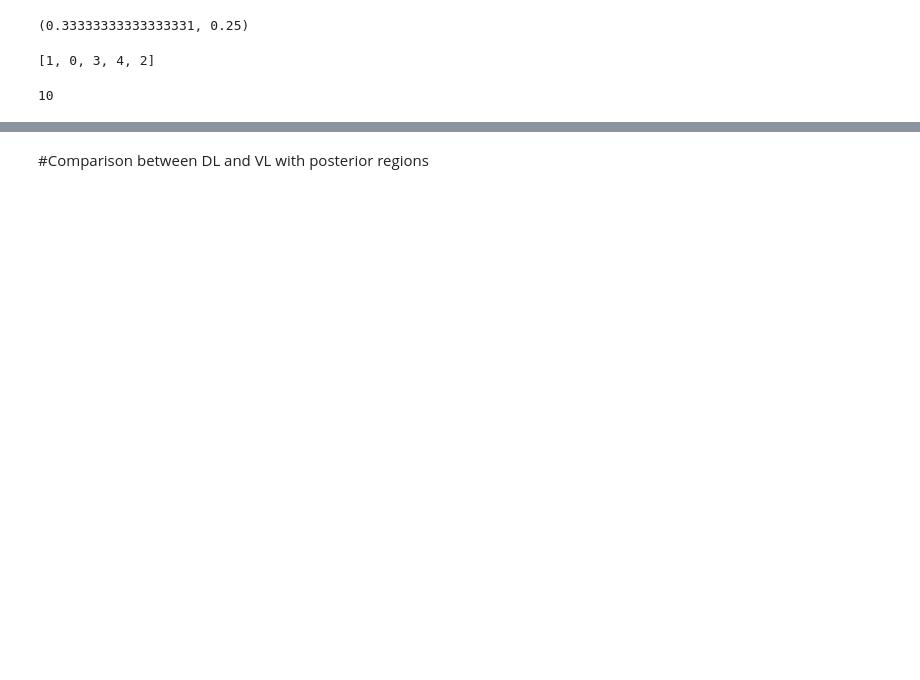
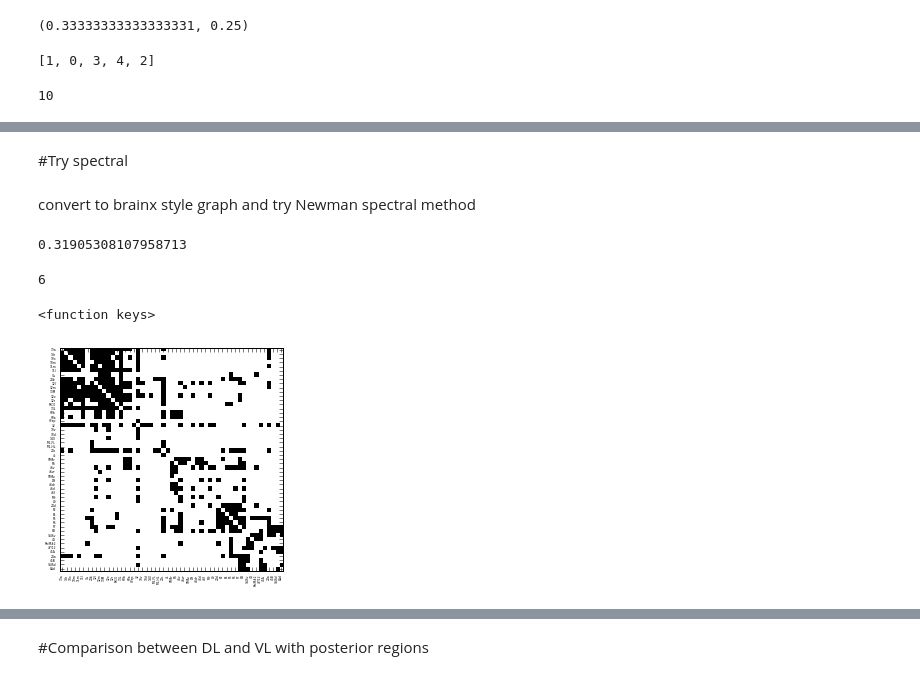
Before and after one commit to dawnsong/CoCoTools, a Jupyter notebook: applications/ModhaSingh_PFC/ms_posterior.ipynb, the cells around one changed output, grey strips where cells are left out. Saved outputs shown, nothing was run; the diff lists cells and outputs as text; code cells hidden in the pictures; blank space fills up the shorter version.

```diff
--- a/applications/ModhaSingh_PFC/ms_posterior.ipynb
+++ b/applications/ModhaSingh_PFC/ms_posterior.ipynb
@@ -117,0 +326,4 @@ dl_vl_posterior_degree_compare={x : ((mod_dl_all_degrees[x]/2)/float(nlabels['mo
+# %% [markdown]
+#Try spectral
+# %% [markdown]
+convert to brainx style graph and try Newman spectral method
@@ -117,0 +335,12 @@ dl_vl_posterior_degree_compare={x : ((mod_dl_all_degrees[x]/2)/float(nlabels['mo
+# %%
+pfc_spectral.modularity()
+# %% [output]
+0.31905308107958713
+# %%
+len(pfc_spectral.index.keys())
+# %% [output]
+6
+# %%
+pfc_spectral.index.keys
+# %% [output]
+<function keys>
@@ -117,0 +350,19 @@ dl_vl_posterior_degree_compare={x : ((mod_dl_all_degrees[x]/2)/float(nlabels['mo
+# %%
+spectral_nodelist=[]
+#spectral_nodelist=[spectral_nodelist + list(pfc_spectral_test[x]) for x in range(len(pfc_spectral_test.keys()))]
+spectral_nodelist=list(pfc_spectral_test[0])+list(pfc_spectral_test[1])+list(pfc_spectral_test[2])+list(pfc_spectral_test[3])+list(pfc_spectral_test[4])+list(pfc_spectral_test[5])
+# %%
+
+spectral_graph=pfc_graph
+spectral_adj=nx.adjacency_matrix(spectral_graph, spectral_nodelist)
+#imshow(spectral_adj, interpolation ='nearest', cmap = 'Greys')
+
+ax1=imshow(spectral_adj, interpolation ='nearest', cmap = 'Greys')
+ax1.axes.set_xticklabels(spectral_nodelist, rotation =90)
+ax1.axes.set_yticklabels(spectral_nodelist)
+ax1.axes.set_xticks(range(0,len(spectral_nodelist)*step,step ))
+ax1.axes.set_yticks(range(0,len(spectral_nodelist)*step,step))
+
+savefig('spectral_adj.pdf',  dpi=800, format='pdf')
+# %% [output]
+[figure, added]
```
Also changed, not shown: parts of 68 cells of this notebook, 2 other files.
